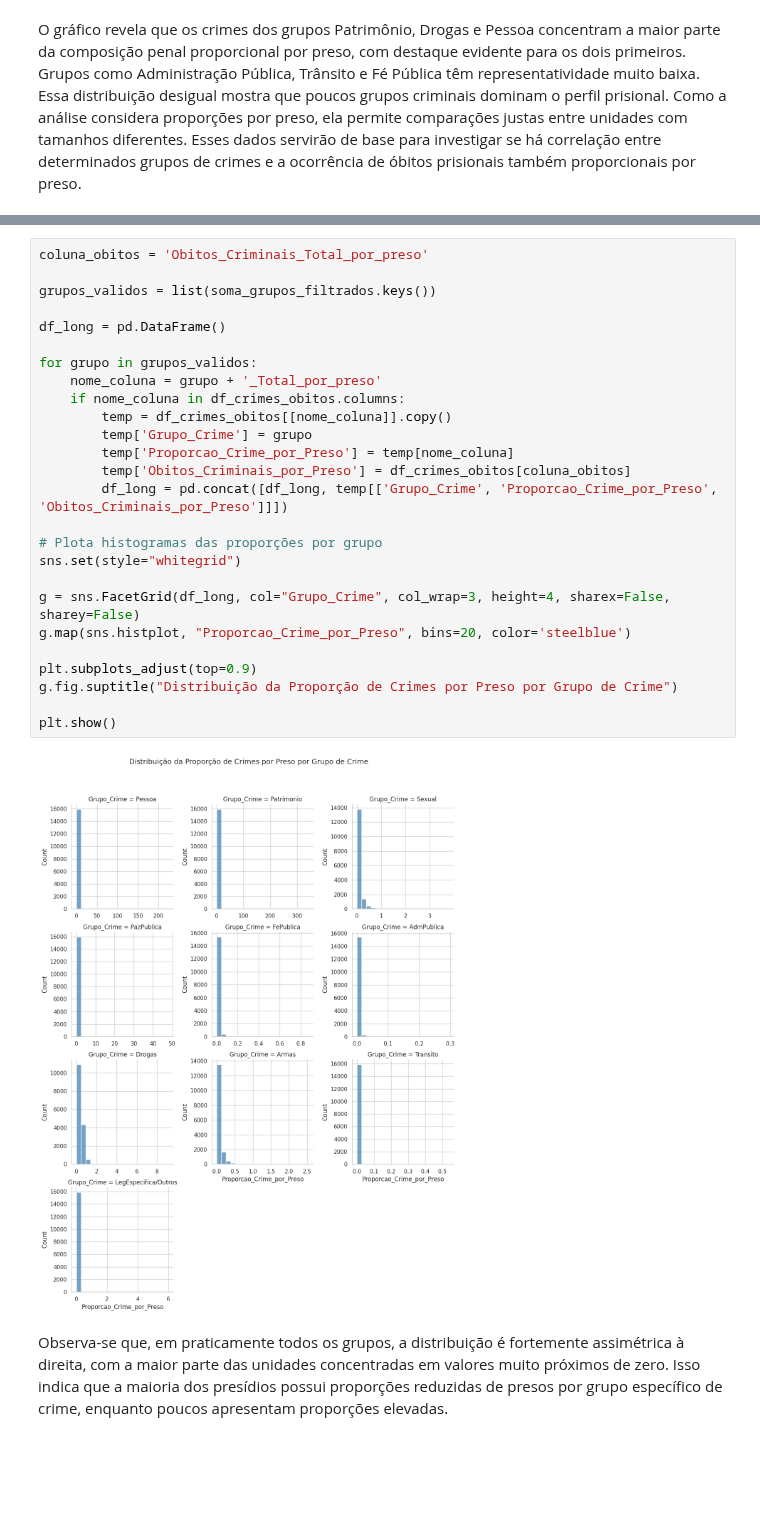
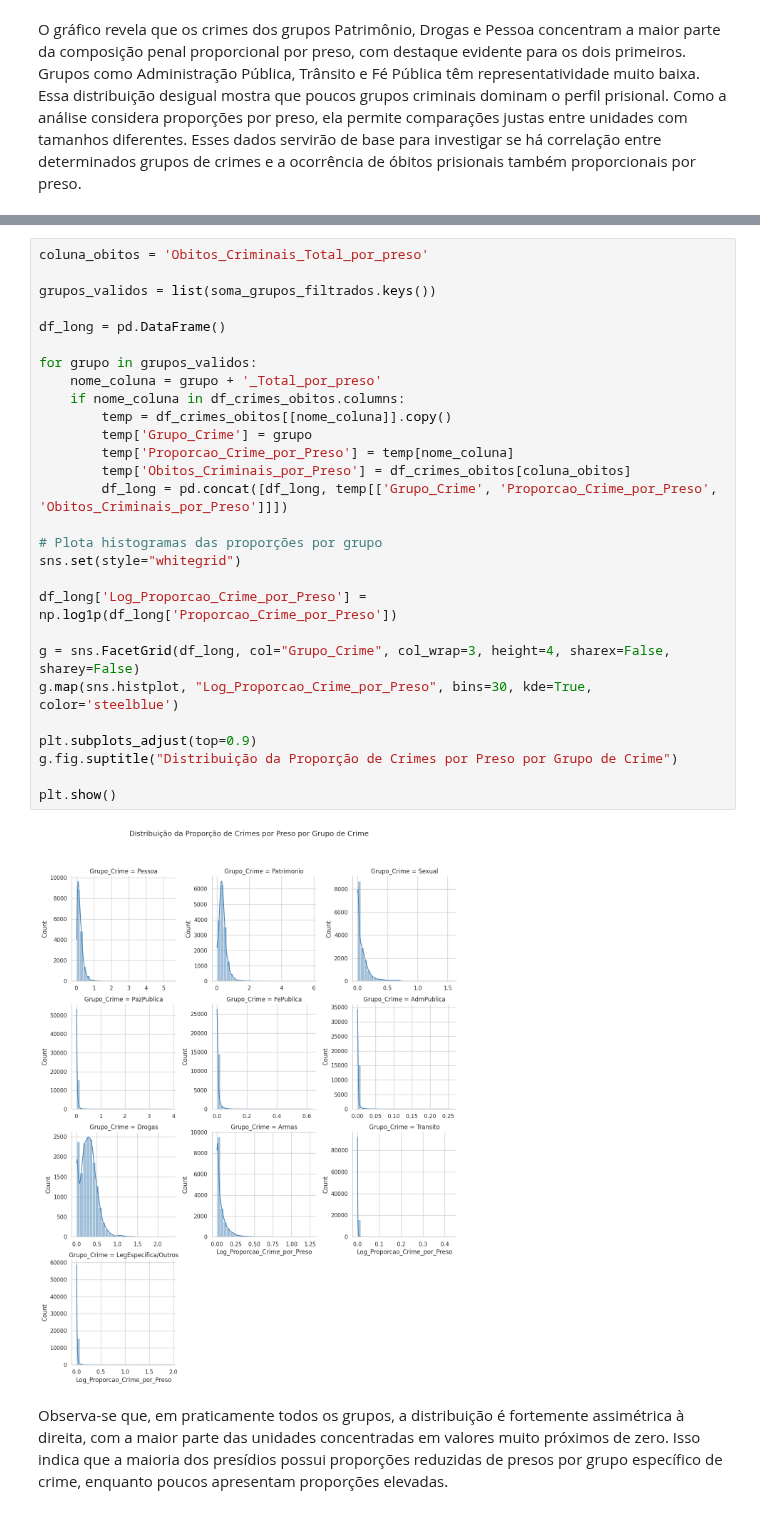
Before and after one commit to Caio-Brega/introducao-ciencia-dos-dados, a Jupyter notebook: TP_ICD.ipynb, the cells around one changed output, grey strips where cells are left out. Cells and saved outputs as stored; diff of their text form; blank space fills up the shorter version.

```diff
--- a/TP_ICD.ipynb
+++ b/TP_ICD.ipynb
@@ -1308,31 +1309,33 @@ Para observar padrões, assimetrias e possíveis outliers, além de obter uma vi
 # %%
 coluna_obitos = 'Obitos_Criminais_Total_por_preso'
 
 grupos_validos = list(soma_grupos_filtrados.keys())
 
 df_long = pd.DataFrame()
 
 for grupo in grupos_validos:
     nome_coluna = grupo + '_Total_por_preso'
     if nome_coluna in df_crimes_obitos.columns:
         temp = df_crimes_obitos[[nome_coluna]].copy()
         temp['Grupo_Crime'] = grupo
         temp['Proporcao_Crime_por_Preso'] = temp[nome_coluna]
         temp['Obitos_Criminais_por_Preso'] = df_crimes_obitos[coluna_obitos]
         df_long = pd.concat([df_long, temp[['Grupo_Crime', 'Proporcao_Crime_por_Preso', 'Obitos_Criminais_por_Preso']]])
 
 # Plota histogramas das proporções por grupo
 sns.set(style="whitegrid")
 
+df_long['Log_Proporcao_Crime_por_Preso'] = np.log1p(df_long['Proporcao_Crime_por_Preso'])
+
 g = sns.FacetGrid(df_long, col="Grupo_Crime", col_wrap=3, height=4, sharex=False, sharey=False)
-g.map(sns.histplot, "Proporcao_Crime_por_Preso", bins=20, color='steelblue')
+g.map(sns.histplot, "Log_Proporcao_Crime_por_Preso", bins=30, kde=True, color='steelblue')
 
 plt.subplots_adjust(top=0.9)
 g.fig.suptitle("Distribuição da Proporção de Crimes por Preso por Grupo de Crime")
 
 plt.show()
 # %% [output]
-[figure, old version]
+[figure, new version]
 # %% [markdown]
 Observa-se que, em praticamente todos os grupos, a distribuição é fortemente assimétrica à direita, com a maior parte das unidades concentradas em valores muito próximos de zero. Isso indica que a maioria dos presídios possui proporções reduzidas de presos por grupo específico de crime, enquanto poucos apresentam proporções elevadas.
 # %% [markdown]
```
Also changed, not shown: parts of 1 cell of this notebook.
